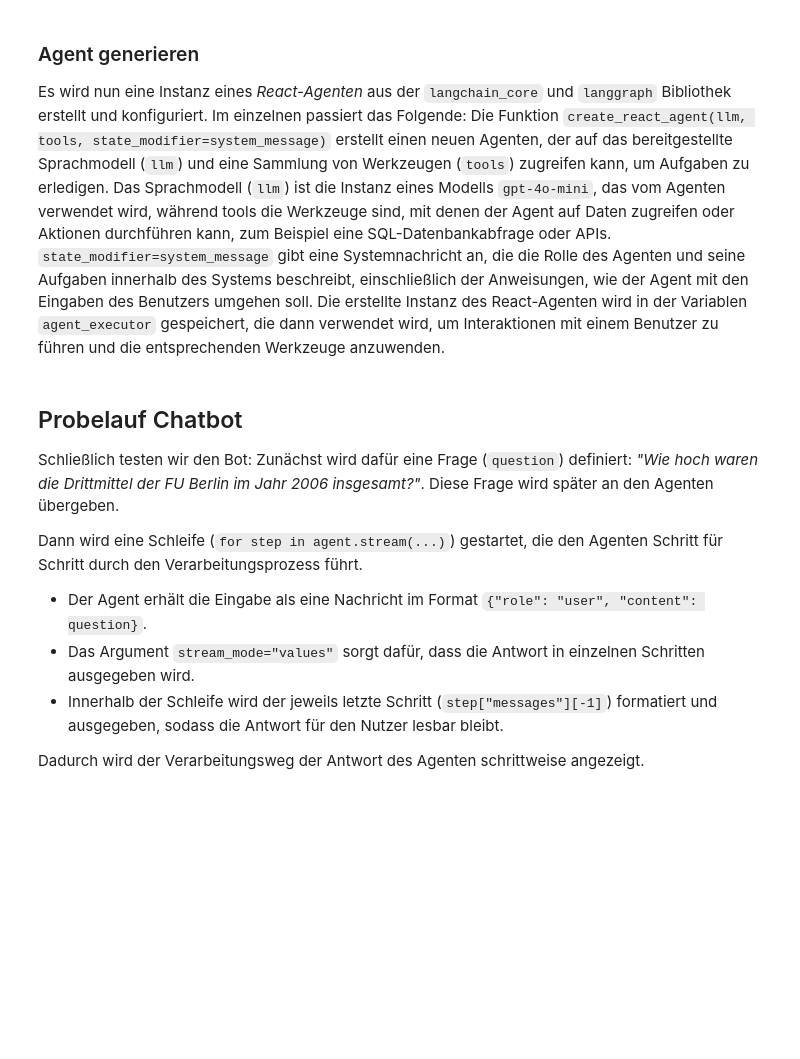
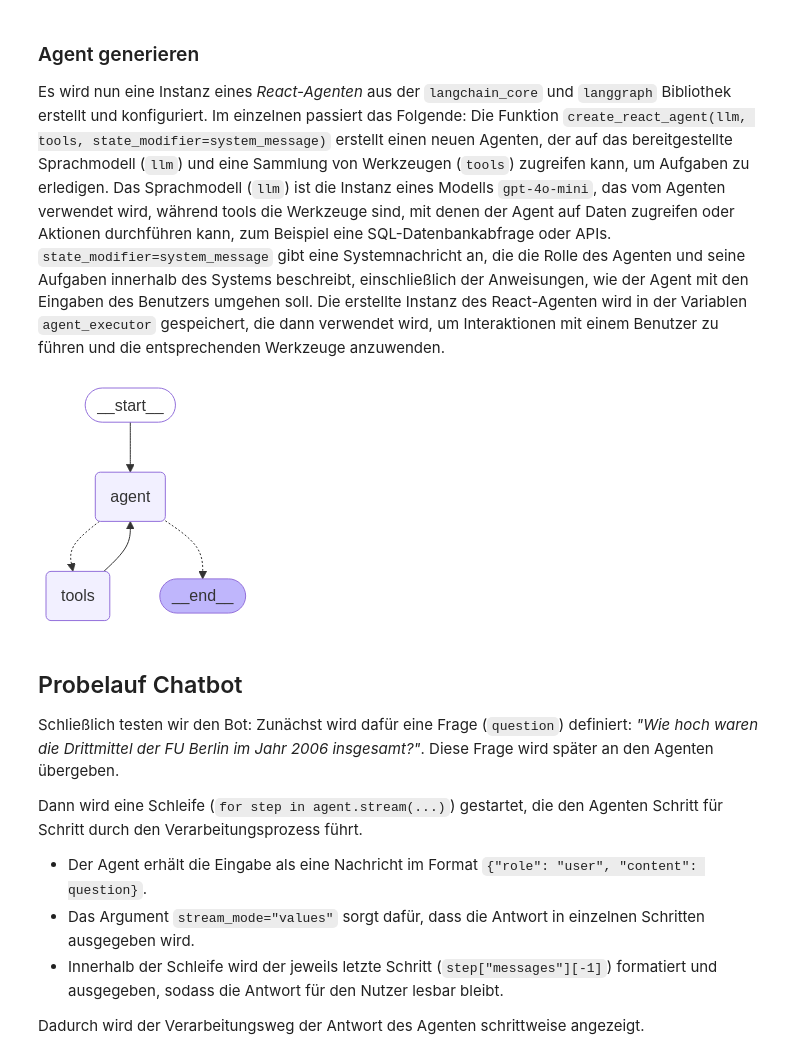
Before and after one commit to maltehueckstaedt/magpie_chatbot, a Jupyter notebook: py/jupyther_notebooks/langchain_SQL_advanced.ipynb, the cells around one changed output. Drawn from its saved outputs; the diff is of its cells as text; code cells hidden in the pictures; blank space fills up the shorter version.

```diff
--- a/py/jupyther_notebooks/langchain_SQL_advanced.ipynb
+++ b/py/jupyther_notebooks/langchain_SQL_advanced.ipynb
@@ -69,3 +69,11 @@ Wir erstellen nun ein Set von standardisierten `tools`. Das `SQLDatabaseToolkit`
 Es wird dafür eine Instanz von `SQLDatabase` erstellt, um Interaktionen mit der Datenbank zu ermöglichen. Nach der Einrichtung der Datenbank wird eine Instanz von `SQLDatabaseToolkit` erstellt, die zwei Argumente benötigt: die zuvor erstellte `db`-Instanz und die oben definierte `llm` (Sprachmodell)-Instanz (siehe oben). Das Toolkit nutzt das Sprachmodell für Aufgaben wie die Validierung von Abfragen.
 
 Die Methode `get_tools` der `SQLDatabaseToolkit`-Instanz wird dann aufgerufen, um eine Liste der verfügbaren Werkzeuge im Toolkit abzurufen. Diese Werkzeuge umfassen Funktionen wie das Auflisten von Datenbanktabellen, das Abrufen von Schema-Informationen, das Ausführen von SQL-Abfragen und das Überprüfen der Korrektheit von SQL-Abfragen. Die letzte Zeile des Codes gibt die Liste der Werkzeuge aus, sodass der Benutzer die verfügbaren Werkzeuge und deren Beschreibungen einsehen kann.
+# %%
+from langchain_community.agent_toolkits import SQLDatabaseToolkit
+from langchain_community.utilities import SQLDatabase
+
+db = SQLDatabase.from_uri("duckdb:///data/magpie.db")
+
+tables = db.run("SELECT name FROM sqlite_master WHERE type='table';")
+print(tables)
@@ -71,0 +82,3 @@ Die Methode `get_tools` der `SQLDatabaseToolkit`-Instanz wird dann aufgerufen, u
+# %%
+tables = db.run("SELECT name FROM sqlite_master WHERE type='table';")
+print(tables)
@@ -95,6 +106,15 @@ Description: Input is an empty string, output is a comma-separated list of table
 Tool Name: sql_db_query_checker
 Description: Use this tool to double check if your query is correct before executing it. Always use this tool before executing a query with sql_db_query!
 ----------------------------------------
+# %%
+import pandas as pd
+from langchain_community.utilities import SQLDatabase
+
+db = SQLDatabase.from_uri("duckdb:///data/magpie.db")
+
+query = "SELECT * FROM view_daten_reichweite_menge;"
+df = pd.read_sql(query, db._engine)
+df
 # %% [markdown]
 ### Retriever Tools
 
@@ -457,6 +476,16 @@ system = f"{system_message}\n\n{suffix}"
 
 # Neuen ReAct-Agent erstellen mit den vollständigen Tools
 agent_executor = create_react_agent(llm, tools, state_modifier=system)
+# %%
+from IPython.display import Image, display
+
+# Erstellen Sie den Agenten-Graphen
+graph = agent_executor.get_graph()
+
+# Zeichnen Sie den Graphen als PNG und zeigen Sie ihn an
+display(Image(graph.draw_mermaid_png()))
+# %% [output]
+[figure, added]
 # %% [markdown]
 ## Probelauf Chatbot
 
```
Also changed, not shown: parts of 6 cells of this notebook.
